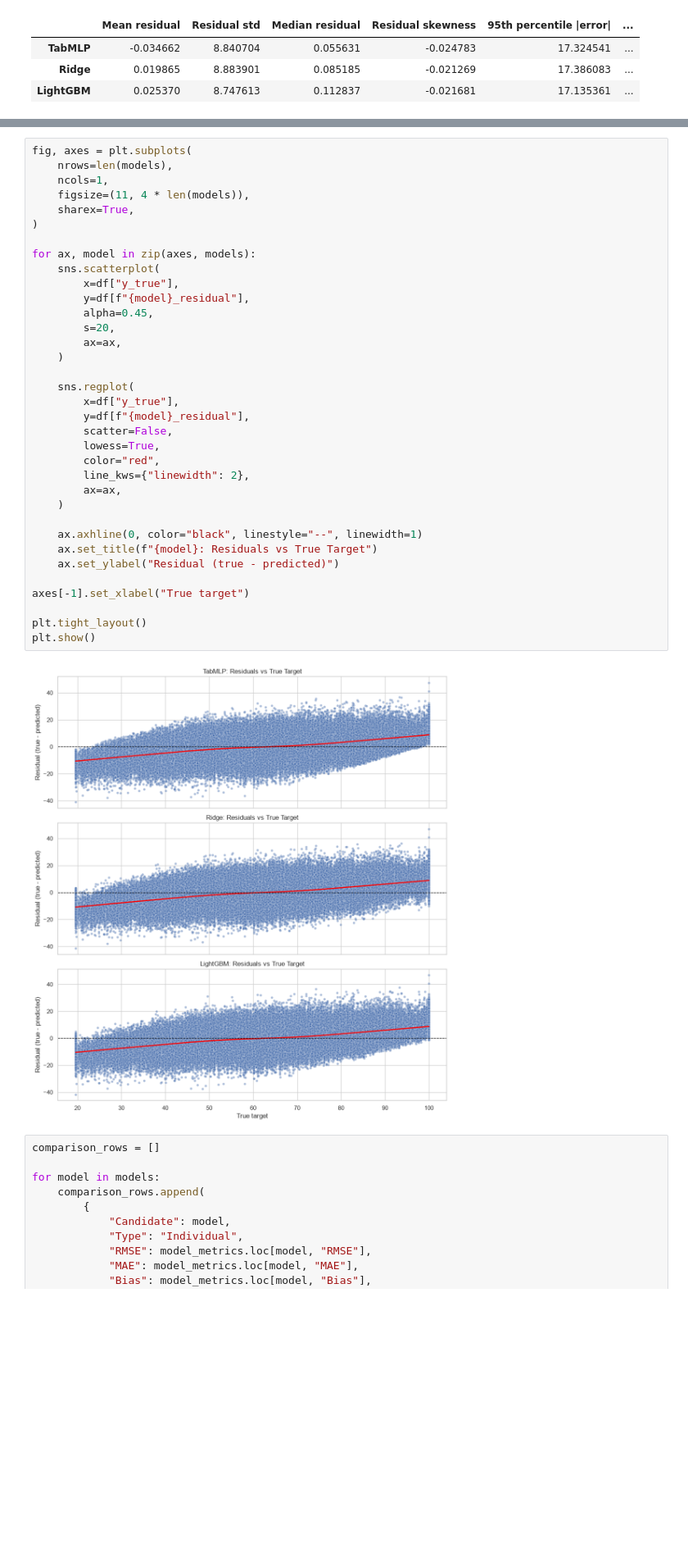
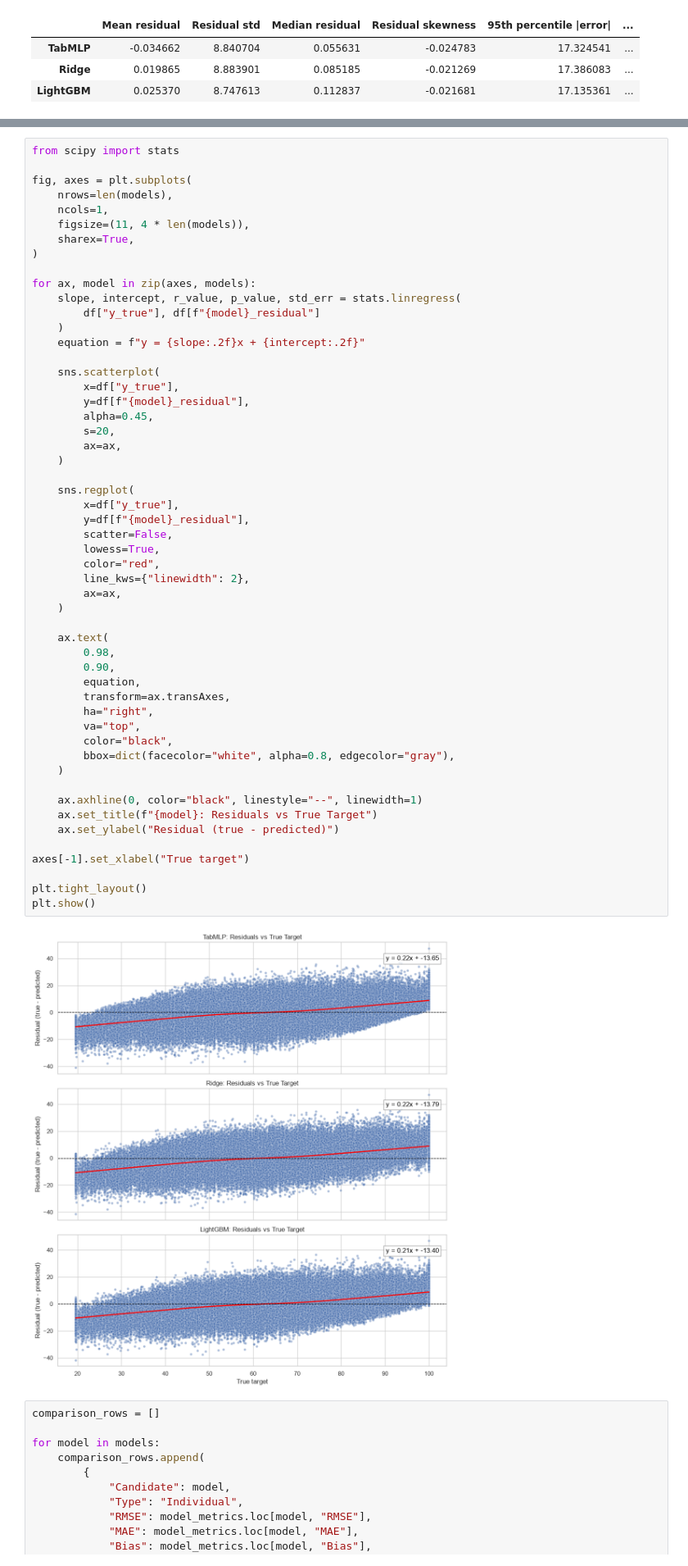
Before and after one commit to atrepalin/StudentScores, a Jupyter notebook: notebooks/ensemble.ipynb, the cells around one changed output, grey strips where cells are left out. Shown at 82% size. Saved outputs shown, nothing was run; the diff lists cells and outputs as text; blank space fills up the shorter version.

```diff
--- a/notebooks/ensemble.ipynb
+++ b/notebooks/ensemble.ipynb
@@ -265,6 +265,8 @@ plt.show()
 # %% [output]
 [figure]
 # %%
+from scipy import stats
+
 fig, axes = plt.subplots(
     nrows=len(models),
     ncols=1,
@@ -273,34 +275,50 @@ fig, axes = plt.subplots(
 )
 
 for ax, model in zip(axes, models):
+    slope, intercept, r_value, p_value, std_err = stats.linregress(
+        df["y_true"], df[f"{model}_residual"]
+    )
+    equation = f"y = {slope:.2f}x + {intercept:.2f}"
+
     sns.scatterplot(
         x=df["y_true"],
         y=df[f"{model}_residual"],
         alpha=0.45,
         s=20,
         ax=ax,
     )
 
     sns.regplot(
         x=df["y_true"],
         y=df[f"{model}_residual"],
         scatter=False,
         lowess=True,
         color="red",
         line_kws={"linewidth": 2},
         ax=ax,
     )
 
+    ax.text(
+        0.98,
+        0.90,
+        equation,
+        transform=ax.transAxes,
+        ha="right",
+        va="top",
+        color="black",
+        bbox=dict(facecolor="white", alpha=0.8, edgecolor="gray"),
+    )
+
     ax.axhline(0, color="black", linestyle="--", linewidth=1)
     ax.set_title(f"{model}: Residuals vs True Target")
     ax.set_ylabel("Residual (true - predicted)")
 
 axes[-1].set_xlabel("True target")
 
 plt.tight_layout()
 plt.show()
 # %% [output]
-[figure, old version]
+[figure, new version]
 # %%
 comparison_rows = []
 
```
Also changed, not shown: 10 other files.
